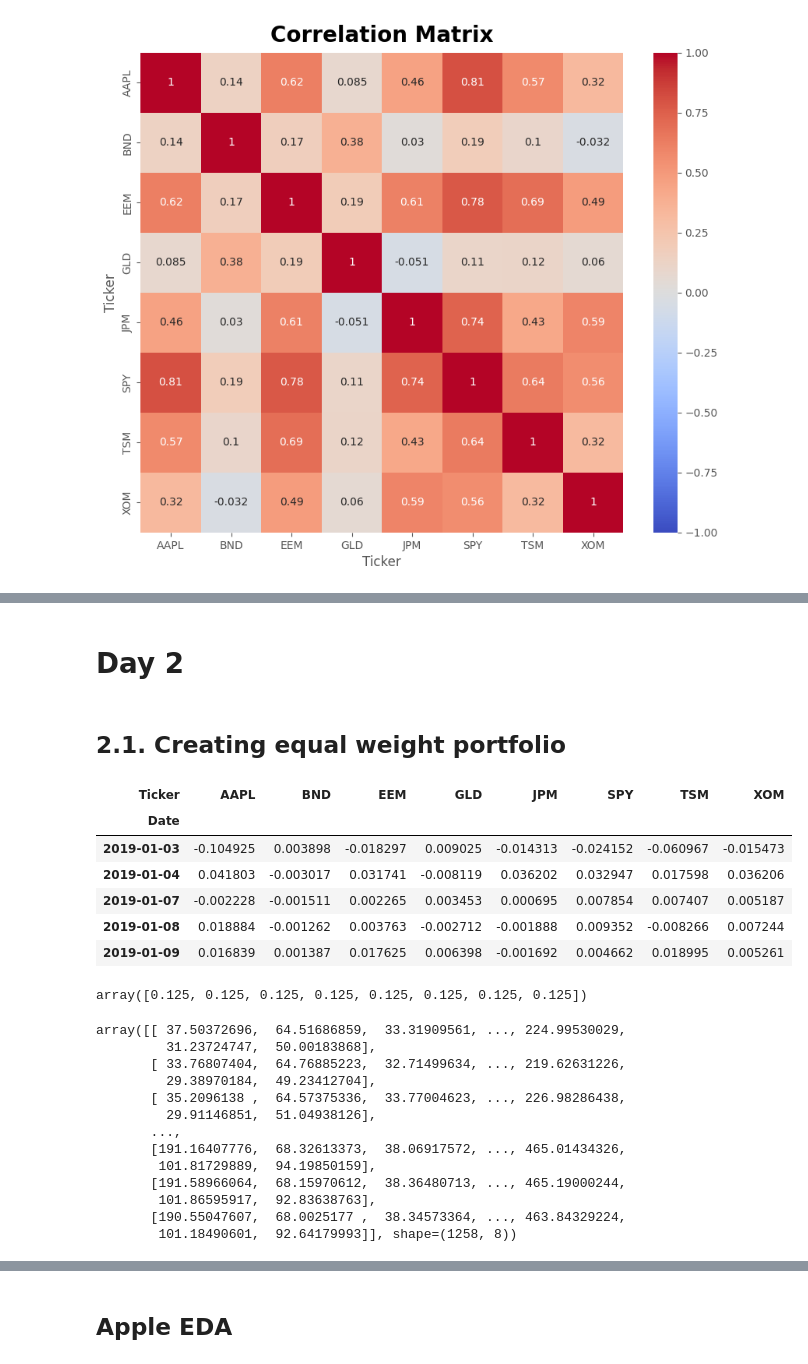
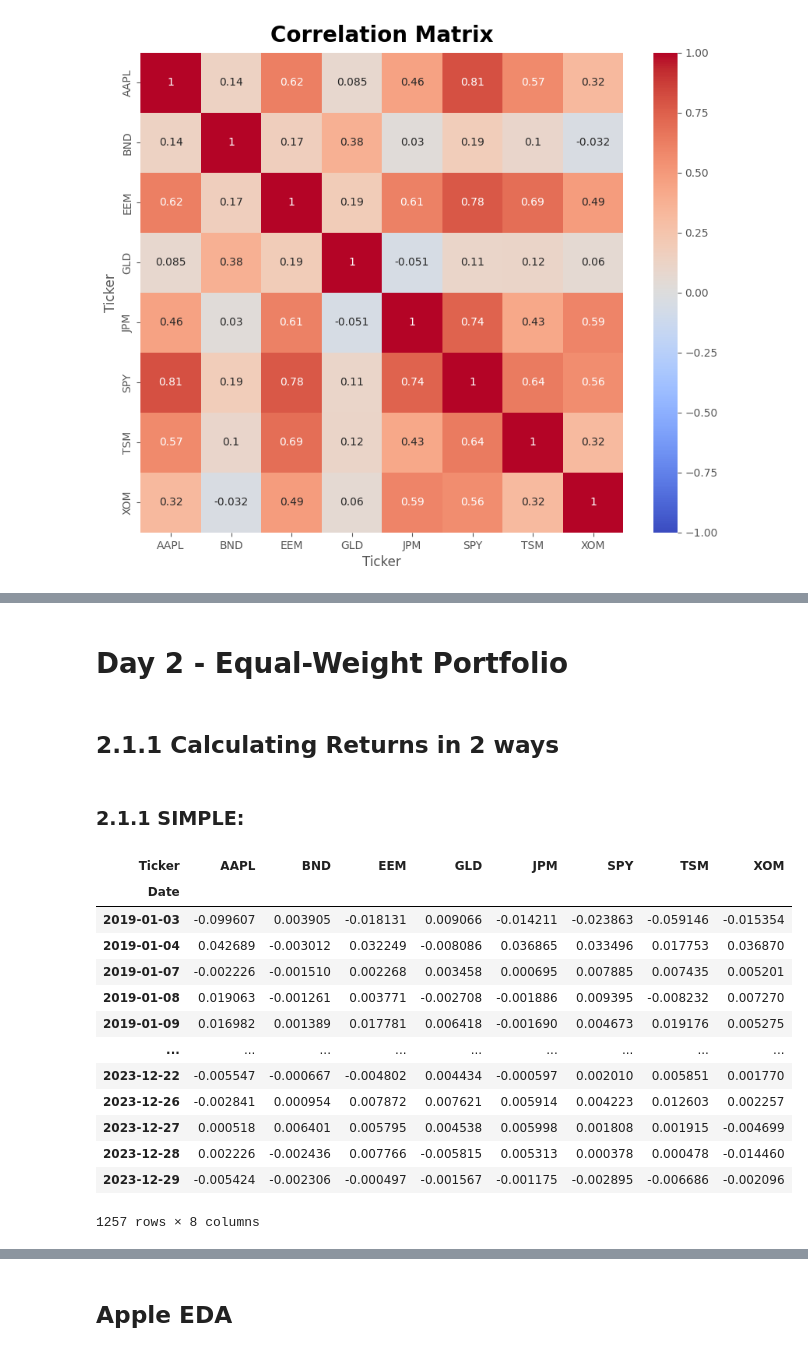
Before and after one commit to szymon-ml/quant-portfolio-analysis, a Jupyter notebook: notebooks/02_importing_data.ipynb, the cells around one changed output, grey strips where cells are left out. Cells and saved outputs as stored; diff of their text form; code cells hidden in the pictures.

```diff
--- a/notebooks/02_importing_data.ipynb
+++ b/notebooks/02_importing_data.ipynb
@@ -304,44 +289,4 @@ sns.heatmap(log_returns.corr(), annot=True, cmap='coolwarm',vmin=-1)
 # %% [markdown]
-# Day 2
+# Day 2 - Equal-Weight Portfolio
 # %% [markdown]
-## 2.1. Creating equal weight portfolio
+## 2.1.1 Calculating Returns in 2 ways
-# %%
-log_returns.head()
-# %% [output]
-| Ticker | AAPL | BND | EEM | GLD | JPM | SPY | TSM | XOM |
-| Date |  |  |  |  |  |  |  |  |
-| 2019-01-03 | -0.104925 | 0.003898 | -0.018297 | 0.009025 | -0.014313 | -0.024152 | -0.060967 | -0.015473 |
-| 2019-01-04 | 0.041803 | -0.003017 | 0.031741 | -0.008119 | 0.036202 | 0.032947 | 0.017598 | 0.036206 |
-| 2019-01-07 | -0.002228 | -0.001511 | 0.002265 | 0.003453 | 0.000695 | 0.007854 | 0.007407 | 0.005187 |
-| 2019-01-08 | 0.018884 | -0.001262 | 0.003763 | -0.002712 | -0.001888 | 0.009352 | -0.008266 | 0.007244 |
-| 2019-01-09 | 0.016839 | 0.001387 | 0.017625 | 0.006398 | -0.001692 | 0.004662 | 0.018995 | 0.005261 |
-# %%
-#portfolio value dataframe
-asset_count = data.columns.size
-equal_weights = np.array([1/asset_count] * asset_count)
-
-initial_portfolio_value = 1000000
-#what do we want to get? a dataframe containing the value of our portfolio over time? if so, we need to compress the 8 columns into a single one.
-# we have the weights, and weight * capital is the money in that asset. we'll need 8 separate columns, each containing the value of a specific security in our portfolio, then add them.
-# the value of apple is: at each stage the earlier value multiplied by 1 + %return in that day? i only have the log returns. to get normal return i need to exp it. so for each row
-# it is (n - 1)(1 + np.exp(n)), where n - 1 is the previous value. is this how it's done?
-# or we can get the amount by doing value/row1value, ans then get the money in the investment by multiplying the entire column by the amount. is there a vectorized implementation of this?
-# could we do this using the array created above
-# %% [output]
-array([0.125, 0.125, 0.125, 0.125, 0.125, 0.125, 0.125, 0.125])
-# %%
-data.values
-# %% [output]
-array([[ 37.50372696,  64.51686859,  33.31909561, ..., 224.99530029,
-         31.23724747,  50.00183868],
-       [ 33.76807404,  64.76885223,  32.71499634, ..., 219.62631226,
-         29.38970184,  49.23412704],
-       [ 35.2096138 ,  64.57375336,  33.77004623, ..., 226.98286438,
-         29.91146851,  51.04938126],
-       ...,
-       [191.16407776,  68.32613373,  38.06917572, ..., 465.01434326,
-        101.81729889,  94.19850159],
-       [191.58966064,  68.15970612,  38.36480713, ..., 465.19000244,
-        101.86595917,  92.83638763],
-       [190.55047607,  68.0025177 ,  38.34573364, ..., 463.84329224,
-        101.18490601,  92.64179993]], shape=(1258, 8))
@@ -347,0 +297,20 @@ array([[ 37.50372696,  64.51686859,  33.31909561, ..., 224.99530029,
+# %% [markdown]
+### 2.1.1 SIMPLE:
+# %%
+simple_returns = data.pct_change().dropna()
+simple_returns
+# %% [output]
+| Ticker | AAPL | BND | EEM | GLD | JPM | SPY | TSM | XOM |
+| Date |  |  |  |  |  |  |  |  |
+| 2019-01-03 | -0.099607 | 0.003905 | -0.018131 | 0.009066 | -0.014211 | -0.023863 | -0.059146 | -0.015354 |
+| 2019-01-04 | 0.042689 | -0.003012 | 0.032249 | -0.008086 | 0.036865 | 0.033496 | 0.017753 | 0.036870 |
+| 2019-01-07 | -0.002226 | -0.001510 | 0.002268 | 0.003458 | 0.000695 | 0.007885 | 0.007435 | 0.005201 |
+| 2019-01-08 | 0.019063 | -0.001261 | 0.003771 | -0.002708 | -0.001886 | 0.009395 | -0.008232 | 0.007270 |
+| 2019-01-09 | 0.016982 | 0.001389 | 0.017781 | 0.006418 | -0.001690 | 0.004673 | 0.019176 | 0.005275 |
+| ... | ... | ... | ... | ... | ... | ... | ... | ... |
+| 2023-12-22 | -0.005547 | -0.000667 | -0.004802 | 0.004434 | -0.000597 | 0.002010 | 0.005851 | 0.001770 |
+| 2023-12-26 | -0.002841 | 0.000954 | 0.007872 | 0.007621 | 0.005914 | 0.004223 | 0.012603 | 0.002257 |
+| 2023-12-27 | 0.000518 | 0.006401 | 0.005795 | 0.004538 | 0.005998 | 0.001808 | 0.001915 | -0.004699 |
+| 2023-12-28 | 0.002226 | -0.002436 | 0.007766 | -0.005815 | 0.005313 | 0.000378 | 0.000478 | -0.014460 |
+| 2023-12-29 | -0.005424 | -0.002306 | -0.000497 | -0.001567 | -0.001175 | -0.002895 | -0.006686 | -0.002096 |
+1257 rows × 8 columns
```
Also changed, not shown: parts of 59 cells of this notebook.
